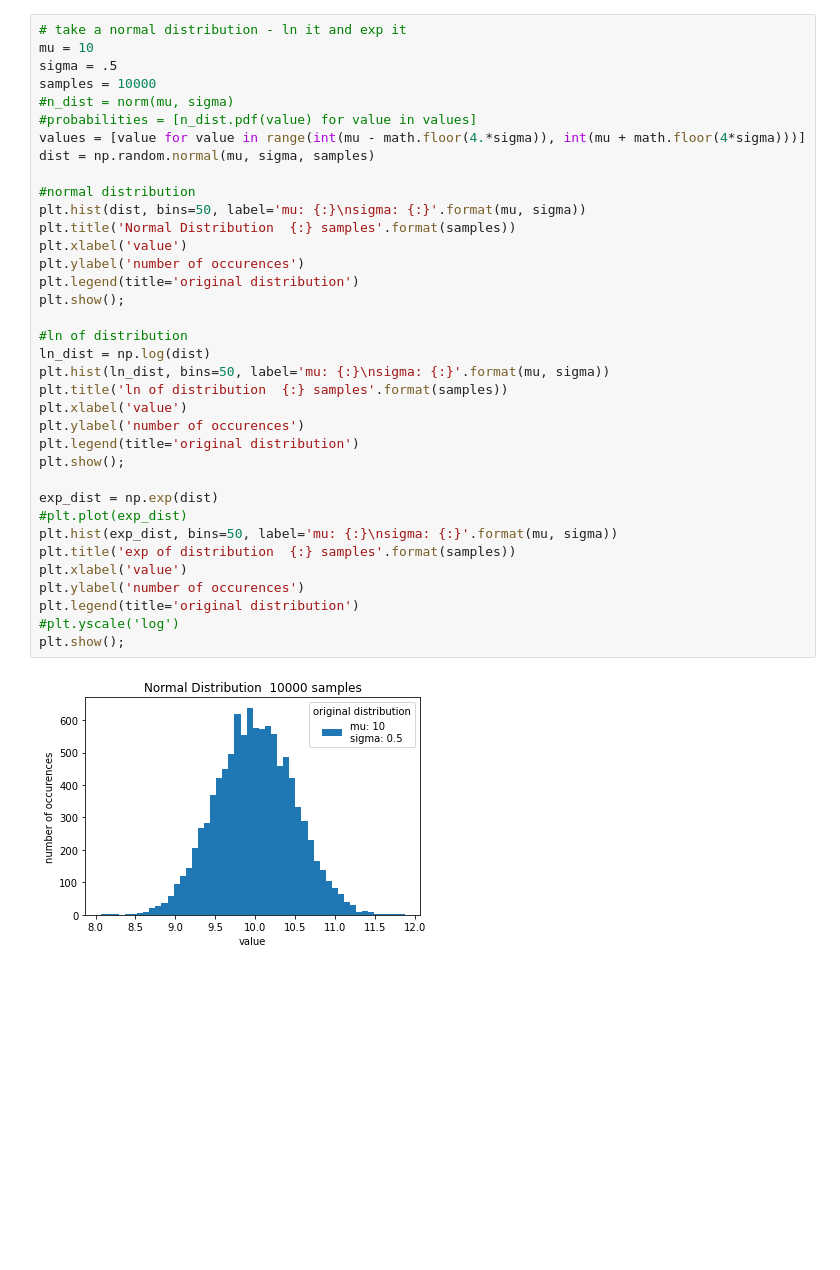
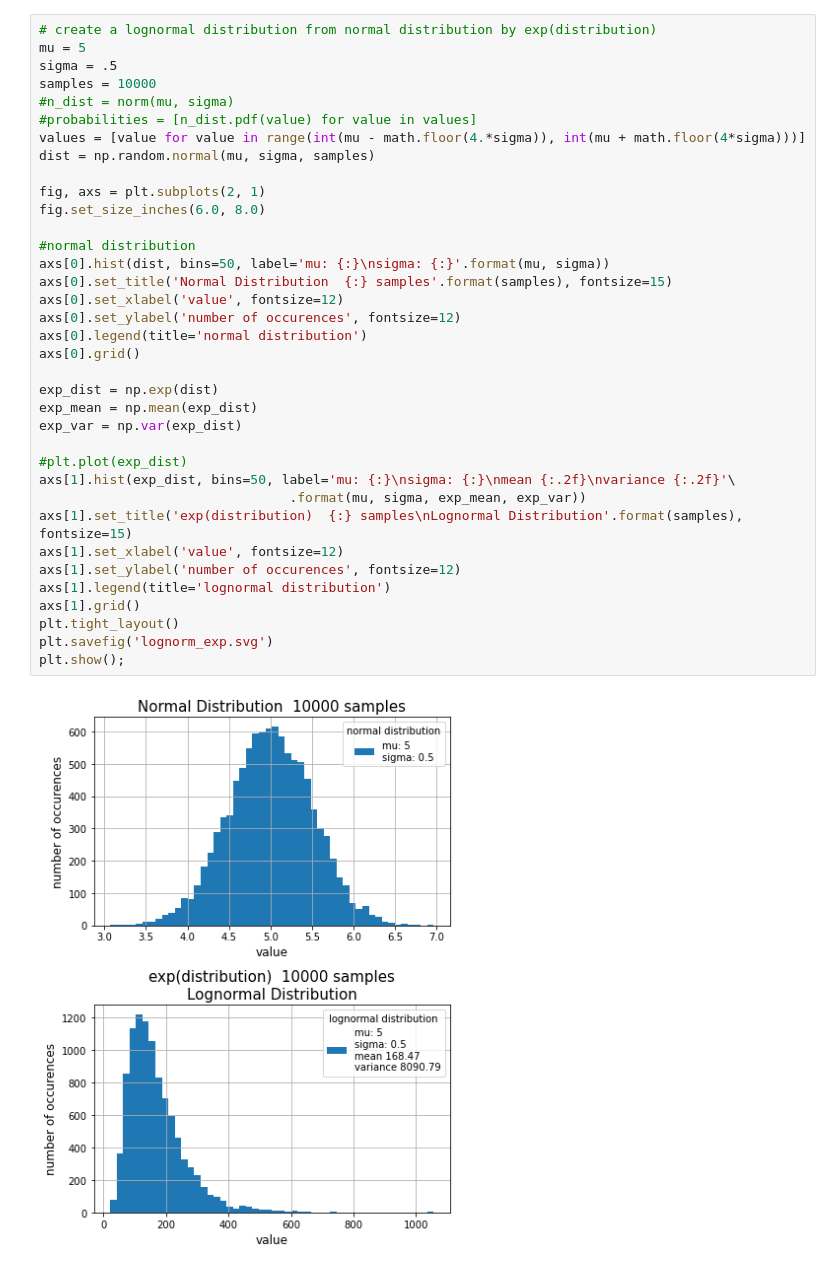
Before and after one commit to deddiebo/distributions, a Jupyter notebook: lognormal/lognormal.ipynb, the cells around one changed output. Drawn from its saved outputs; the diff is of its cells as text; blank space fills up the shorter version.

```diff
--- a/lognormal/lognormal.ipynb
+++ b/lognormal/lognormal.ipynb
@@ -205,38 +156,38 @@ plt.show();
 # %%
-# take a normal distribution - ln it and exp it
-mu = 10
+# create a lognormal distribution from normal distribution by exp(distribution)
+mu = 5
 sigma = .5
 samples = 10000
 #n_dist = norm(mu, sigma)
 #probabilities = [n_dist.pdf(value) for value in values]
 values = [value for value in range(int(mu - math.floor(4.*sigma)), int(mu + math.floor(4*sigma)))]
 dist = np.random.normal(mu, sigma, samples)
 
+fig, axs = plt.subplots(2, 1)
+fig.set_size_inches(6.0, 8.0)
+
 #normal distribution
-plt.hist(dist, bins=50, label='mu: {:}\nsigma: {:}'.format(mu, sigma))
-plt.title('Normal Distribution  {:} samples'.format(samples))
-plt.xlabel('value')
-plt.ylabel('number of occurences')
-plt.legend(title='original distribution')
-plt.show();
-
-#ln of distribution
-ln_dist = np.log(dist)
-plt.hist(ln_dist, bins=50, label='mu: {:}\nsigma: {:}'.format(mu, sigma))
-plt.title('ln of distribution  {:} samples'.format(samples))
-plt.xlabel('value')
-plt.ylabel('number of occurences')
-plt.legend(title='original distribution')
-plt.show();
+axs[0].hist(dist, bins=50, label='mu: {:}\nsigma: {:}'.format(mu, sigma))
+axs[0].set_title('Normal Distribution  {:} samples'.format(samples), fontsize=15)
+axs[0].set_xlabel('value', fontsize=12)
+axs[0].set_ylabel('number of occurences', fontsize=12)
+axs[0].legend(title='normal distribution')
+axs[0].grid()
 
 exp_dist = np.exp(dist)
+exp_mean = np.mean(exp_dist)
+exp_var = np.var(exp_dist)
+
 #plt.plot(exp_dist)
-plt.hist(exp_dist, bins=50, label='mu: {:}\nsigma: {:}'.format(mu, sigma))
-plt.title('exp of distribution  {:} samples'.format(samples))
-plt.xlabel('value')
-plt.ylabel('number of occurences')
-plt.legend(title='original distribution')
-#plt.yscale('log')
+axs[1].hist(exp_dist, bins=50, label='mu: {:}\nsigma: {:}\nmean {:.2f}\nvariance {:.2f}'\
+                                .format(mu, sigma, exp_mean, exp_var))
+axs[1].set_title('exp(distribution)  {:} samples\nLognormal Distribution'.format(samples), fontsize=15)
+axs[1].set_xlabel('value', fontsize=12)
+axs[1].set_ylabel('number of occurences', fontsize=12)
+axs[1].legend(title='lognormal distribution')
+axs[1].grid()
+plt.tight_layout()
+plt.savefig('lognorm_exp.svg')
 plt.show();
 # %% [output]
-[figure, old version]
+[figure, new version]
```
Also changed, not shown: parts of 12 cells of this notebook, 9 other files.
